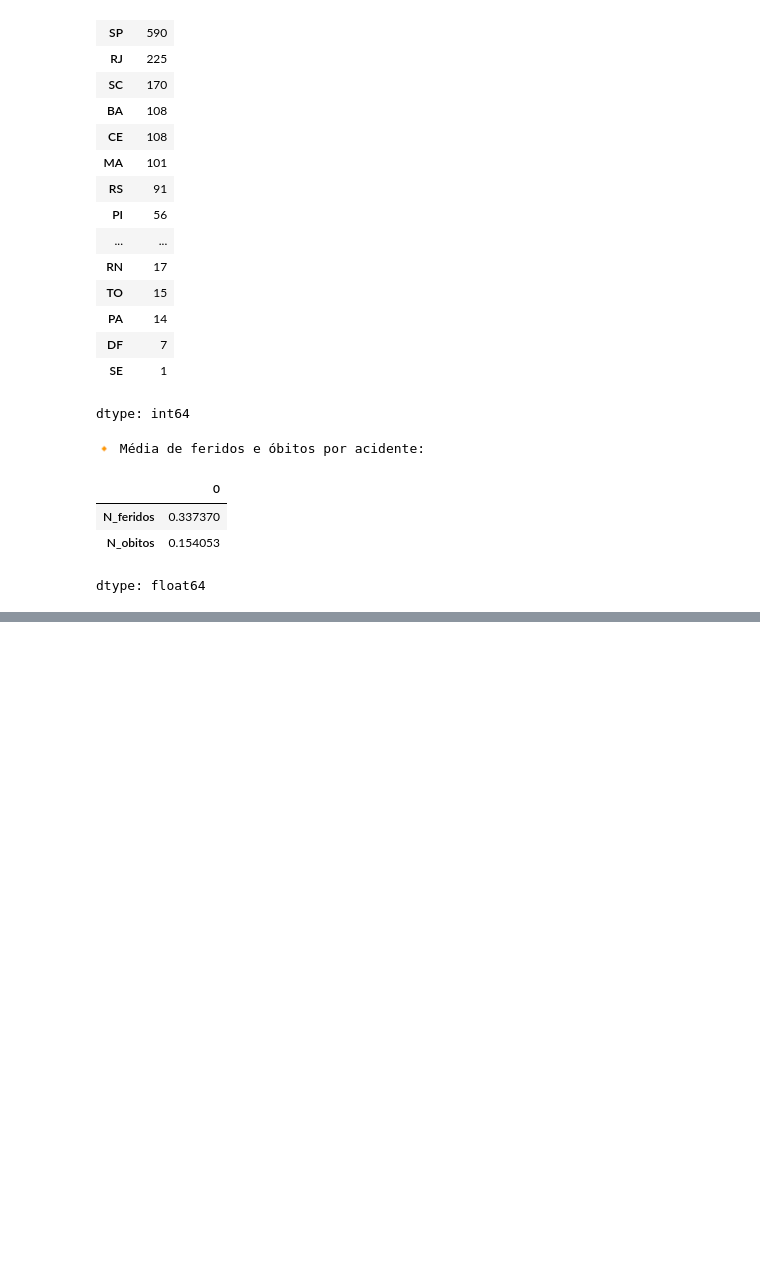
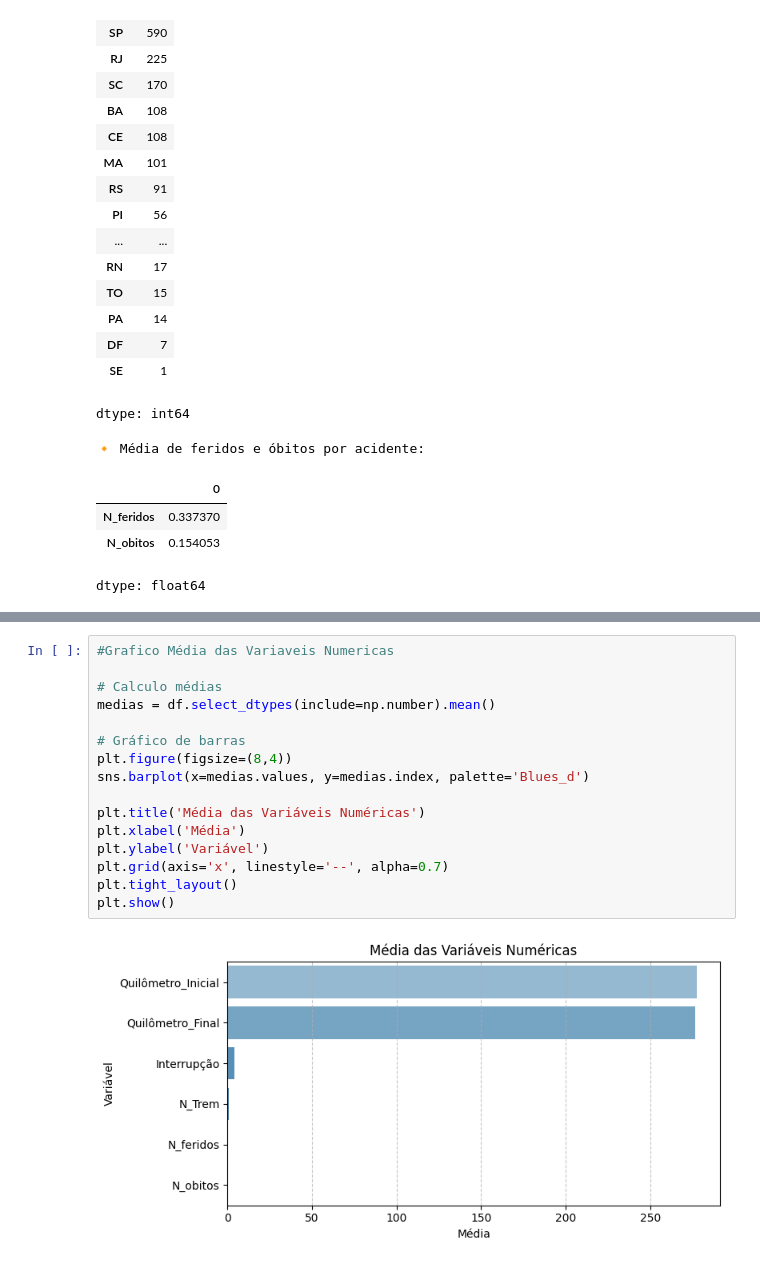
Before and after one commit to fabarroso/MVP1, a Jupyter notebook: MVP1.ipynb, the cells around one changed output, grey strips where cells are left out. Drawn from its saved outputs; the diff is of its cells as text; blank space fills up the shorter version.

```diff
--- a/MVP1.ipynb
+++ b/MVP1.ipynb
@@ -189,0 +196,18 @@ dtype: float64
+# %%
+#Grafico Média das Variaveis Numericas
+
+# Calculo médias
+medias = df.select_dtypes(include=np.number).mean()
+
+# Gráfico de barras
+plt.figure(figsize=(8,4))
+sns.barplot(x=medias.values, y=medias.index, palette='Blues_d')
+
+plt.title('Média das Variáveis Numéricas')
+plt.xlabel('Média')
+plt.ylabel('Variável')
+plt.grid(axis='x', linestyle='--', alpha=0.7)
+plt.tight_layout()
+plt.show()
+# %% [output]
+[figure, added]
```
Also changed, not shown: parts of 4 cells of this notebook.
